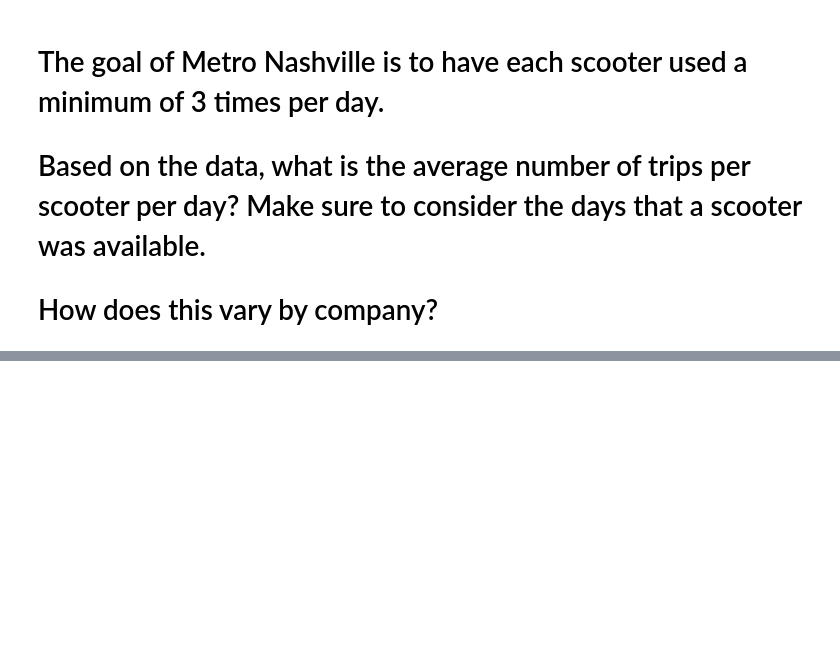
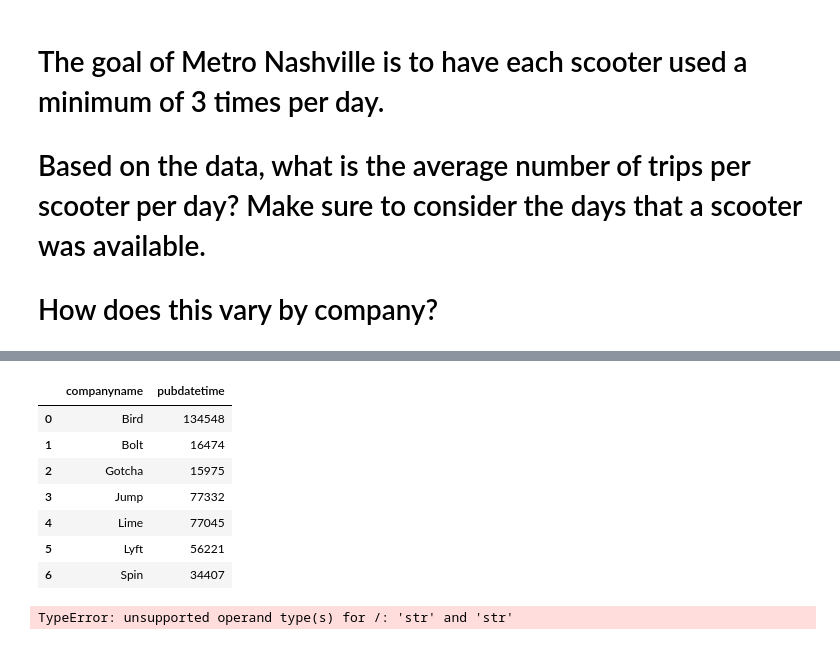
Before and after one commit to NSS-Data-Analytics-Cohort-11/scooters-margherita, a Jupyter notebook: scooters project.ipynb, the cells around one changed output, grey strips where cells are left out. Cells and saved outputs as stored; diff of their text form; code cells hidden in the pictures; blank space fills up the shorter version.

```diff
--- a/scooters project.ipynb
+++ b/scooters project.ipynb
@@ -158,0 +339,11 @@ trips.query('tripduration > 1440').groupby(by=['companyname'])['triprecordnum'].
+# %%
+sum_days_avail_comp
+# %% [output]
+|  | companyname | pubdatetime |
+| 0 | Bird | 134548 |
+| 1 | Bolt | 16474 |
+| 2 | Gotcha | 15975 |
+| 3 | Jump | 77332 |
+| 4 | Lime | 77045 |
+| 5 | Lyft | 56221 |
+| 6 | Spin | 34407 |
@@ -158,0 +354,4 @@ trips.query('tripduration > 1440').groupby(by=['companyname'])['triprecordnum'].
+# %%
+avg_per_comp = num_trips_comp / sum_days_avail_comp
+# %% [output]
+TypeError: unsupported operand type(s) for /: 'str' and 'str'
```
Also changed, not shown: parts of 43 cells of this notebook.
